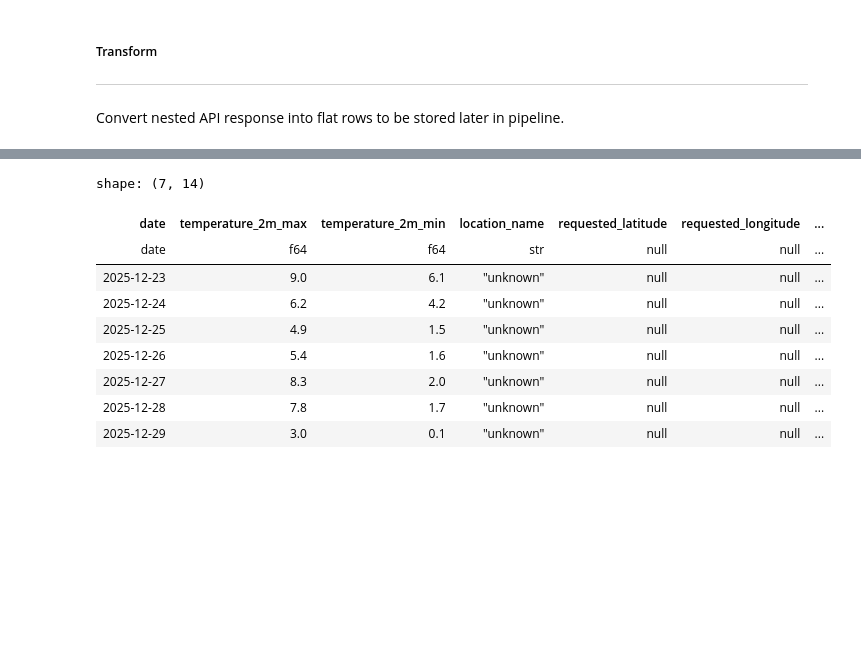
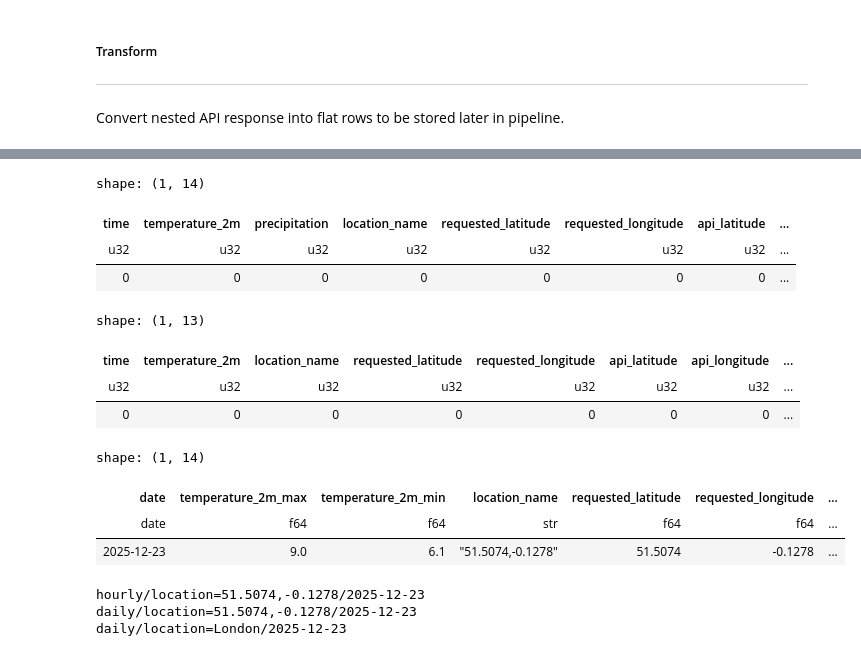
Before and after one commit to devinvegas/weather-pipeline, a Jupyter notebook: notebooks/weather_data_pipeline_prototype.ipynb, the cells around one changed output, grey strips where cells are left out. Cells and saved outputs as stored; diff of their text form; code cells hidden in the pictures; blank space fills up the shorter version.

Commit message:
[fix] location name optional + use coords for location name if not provided

```diff
--- a/notebooks/weather_data_pipeline_prototype.ipynb
+++ b/notebooks/weather_data_pipeline_prototype.ipynb
@@ -18,6 +18,7 @@ async def fetch_weather_single(
         timezone_str: str = "UTC",
         base_url: str = "https://api.open-meteo.com/v1/forecast",
         timeout: int = 30,
+        location: dict | None = None,
     ) -> dict:
 
     """ Fetch weather data from a single location
@@ -56,6 +57,7 @@ async def fetch_weather_single(
     # Build return dict with metadata
     return {
         "data": raw_data,
+        "location": location or {"latitude": latitude, "longitude": longitude},
         "ingestion_metadata": {
             "timestamp_utc": ingestion_timestamp.isoformat(),
             "request_url": str(response.url),
@@ -97,6 +99,7 @@ async def fetch_weather_multiple(
                     longitude=location["longitude"],
                     hourly_variables=hourly_variables,
                     daily_variables=daily_variables,
+                    location=location,  # Pass location for tracing
                 )
                 # Add mapping info so data can be traced back to location
                 result["location"] = location
@@ -110,6 +113,6 @@ async def fetch_weather_multiple(
     return results
 # %%
 # single location
-result = await fetch_weather_single(51.5074, -0.1278, hourly_variables=["temperature_2m"])
+result = await fetch_weather_single(latitude=51.5074, longitude=-0.1278, hourly_variables=["temperature_2m"])
 print(result)
 # %% [output]
@@ -224,11 +227,11 @@ def transform_hourly(result: dict) -> pl.DataFrame:
     # Parse time column to datetime
     df = df.with_columns(pl.col("time").str.to_datetime().alias("time"))
 
-    # Add location cols
+    # Add location cols - use coords if location name is not provided
     df = df.with_columns(
-        pl.lit(location.get("name", "unknown")).alias("location_name"),
-        pl.lit(location.get("latitude")).alias("latitude"),
-        pl.lit(location.get("longitude")).alias("longitude"),
+        pl.lit(location.get("name") or f"{location.get('latitude')},{location.get('longitude')}").alias("location_name"),
+        pl.lit(location.get("latitude")).alias("requested_latitude"),
+        pl.lit(location.get("longitude")).alias("requested_longitude"),
     )
 
     # Add API metadata cols
@@ -272,9 +275,11 @@ def transform_daily(result: dict) -> pl.DataFrame:
     # Parse date column to datetime
     df = df.with_columns(pl.col("date").str.to_date().alias("date"))
 
-    # Add location cols
+    # Add location cols - use coords if location name is not provided
+    location_name = location.get("name") or f"{location.get('latitude')},{location.get('longitude')}"
+
     df = df.with_columns(
-        pl.lit(location.get("name", "unknown")).alias("location_name"),
+        pl.lit(location_name).alias("location_name"),
         pl.lit(location.get("latitude")).alias("requested_latitude"),
         pl.lit(location.get("longitude")).alias("requested_longitude"),
     )
@@ -290,7 +295,7 @@ def transform_daily(result: dict) -> pl.DataFrame:
 
     # Add ingestion metadata cols
     df = df.with_columns(
-        pl.lit(ingestion["timestamp_utc"]).alias("ingestion_timestamp"),
+        pl.lit(ingestion["timestamp_utc"]).alias("ingestion_timestamp_utc"),
         pl.lit(ingestion["elapsed_ms"]).alias("request_elapsed_ms"),
         pl.lit(ingestion["request_url"]).alias("request_url"),
     )
@@ -305,7 +310,7 @@ def get_partition_path(location_name: str, interval: str, ingestion_timestamp: s
     """
     dt = datetime.fromisoformat(ingestion_timestamp.replace("Z", "+00:00"))
     date_str = dt.strftime("%Y-%m-%d")
-    return f"{interval}/location={location_name}/date={date_str}"
+    return f"{interval}/location={location_name}/{date_str}"
 # %%
 # single location
 result_single_hourly = await fetch_weather_single(51.5074, -0.1278, hourly_variables=["temperature_2m"])
@@ -328,13 +358,49 @@ df_single_daily = transform_daily(result_single_daily)
+# %%
+df_multiple_hourly.null_count()
+# %% [output]
+shape: (1, 14)
+| time | temperature_2m | precipitation | location_name | requested_latitude | requested_longitude | api_latitude | ... |
+| u32 | u32 | u32 | u32 | u32 | u32 | u32 | ... |
+| 0 | 0 | 0 | 0 | 0 | 0 | 0 | ... |
+# %%
+df_single_hourly.null_count()
+# %% [output]
+shape: (1, 13)
+| time | temperature_2m | location_name | requested_latitude | requested_longitude | api_latitude | api_longitude | ... |
+| u32 | u32 | u32 | u32 | u32 | u32 | u32 | ... |
+| 0 | 0 | 0 | 0 | 0 | 0 | 0 | ... |
 # %%
-df_single_daily
+df_single_daily.head(1)
 # %% [output]
-shape: (7, 14)
+shape: (1, 14)
 | date | temperature_2m_max | temperature_2m_min | location_name | requested_latitude | requested_longitude | ... |
-| date | f64 | f64 | str | null | null | ... |
-| 2025-12-23 | 9.0 | 6.1 | "unknown" | null | null | ... |
-| 2025-12-24 | 6.2 | 4.2 | "unknown" | null | null | ... |
-| 2025-12-25 | 4.9 | 1.5 | "unknown" | null | null | ... |
-| 2025-12-26 | 5.4 | 1.6 | "unknown" | null | null | ... |
-| 2025-12-27 | 8.3 | 2.0 | "unknown" | null | null | ... |
-| 2025-12-28 | 7.8 | 1.7 | "unknown" | null | null | ... |
-| 2025-12-29 | 3.0 | 0.1 | "unknown" | null | null | ... |
+| date | f64 | f64 | str | f64 | f64 | ... |
+| 2025-12-23 | 9.0 | 6.1 | "51.5074,-0.1278" | 51.5074 | -0.1278 | ... |
+# %%
+# Partition paths
+partition_path_single_hourly = get_partition_path(
+    location_name=df_single_hourly[0, "location_name"],
+    interval="hourly",
+    ingestion_timestamp=df_single_hourly[0, "ingestion_timestamp_utc"],
+)
+
+partition_path_single_daily = get_partition_path(
+    location_name=df_single_daily[0, "location_name"],
+    interval="daily",
+    ingestion_timestamp=df_single_daily[0, "ingestion_timestamp_utc"],
+)
+
+partition_path_multiple_daily = get_partition_path(
+    location_name=df_multiple_daily[1, "location_name"],
+    interval="daily",
+    ingestion_timestamp=df_multiple_daily[0, "ingestion_timestamp_utc"],
+)
+
+print(partition_path_single_hourly)
+print(partition_path_single_daily)
+# multiple locations, currently only retruns a single location name/value
+print(partition_path_multiple_daily)
+# %% [output]
+hourly/location=51.5074,-0.1278/2025-12-23
+daily/location=51.5074,-0.1278/2025-12-23
+daily/location=London/2025-12-23
```
Also changed, not shown: parts of 10 cells of this notebook.
